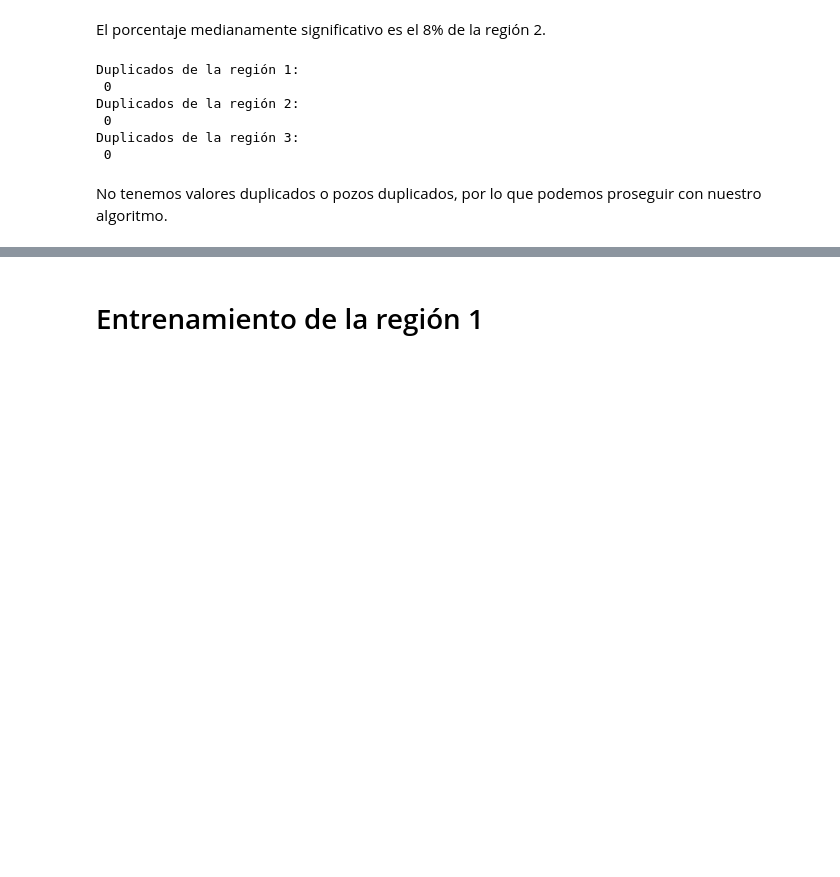
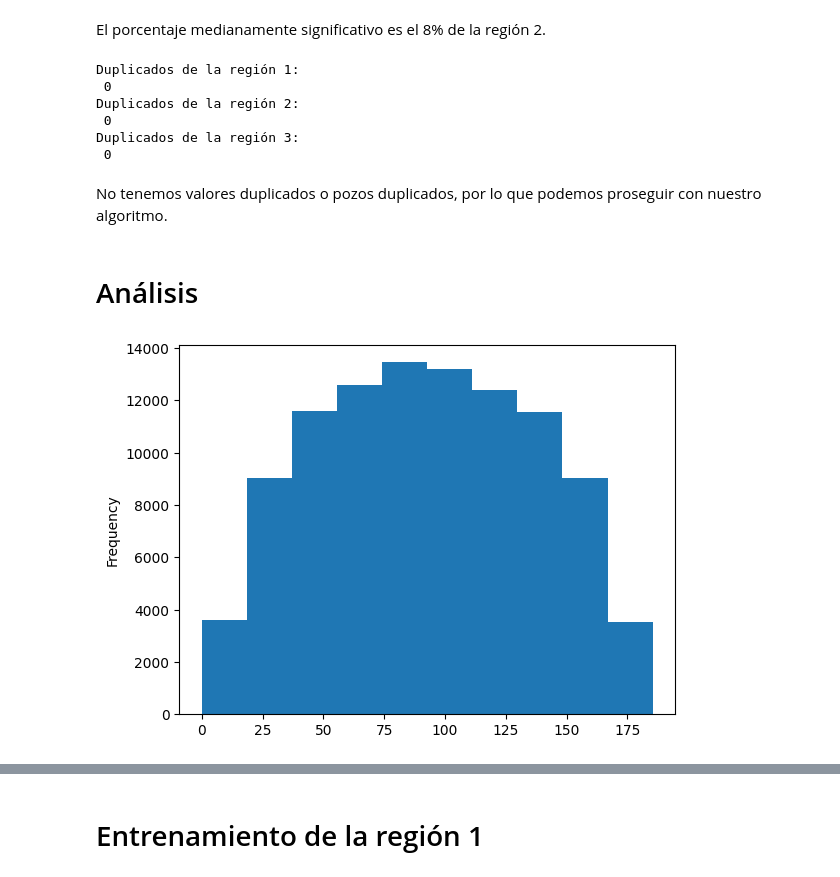
Before and after one commit to santicar1809/oily_giant, a Jupyter notebook: code.ipynb, the cells around one changed output, grey strips where cells are left out. Drawn from its saved outputs; the diff is of its cells as text; code cells hidden in the pictures; blank space fills up the shorter version.

```diff
--- a/code.ipynb
+++ b/code.ipynb
@@ -245,16 +240,21 @@ Proporción de la región 3:
  0.001
 # %% [markdown]
 El porcentaje medianamente significativo es el 8% de la región 2.
-# %%
-print('Duplicados de la región 1: \n',data_1.duplicated().sum())
-print('Duplicados de la región 2: \n',data_2.duplicated().sum())
-print('Duplicados de la región 3: \n',data_3.duplicated().sum())
-# %% [output]
-Duplicados de la región 1:
- 0
-Duplicados de la región 2:
- 0
-Duplicados de la región 3:
- 0
+# %%
+for i in range(0,3):
+    print(f'Duplicados de la región {i+1}: \n',datasets[i].duplicated().sum())
+# %% [output]
+Duplicados de la región 1:
+ 0
+Duplicados de la región 2:
+ 0
+Duplicados de la región 3:
+ 0
 # %% [markdown]
 No tenemos valores duplicados o pozos duplicados, por lo que podemos proseguir con nuestro algoritmo.
+# %% [markdown]
+# Análisis
+# %%
+plt_1=data_1['product'].plot(kind='hist')
+# %% [output]
+[figure, added]
```
Also changed, not shown: parts of 29 cells of this notebook.
